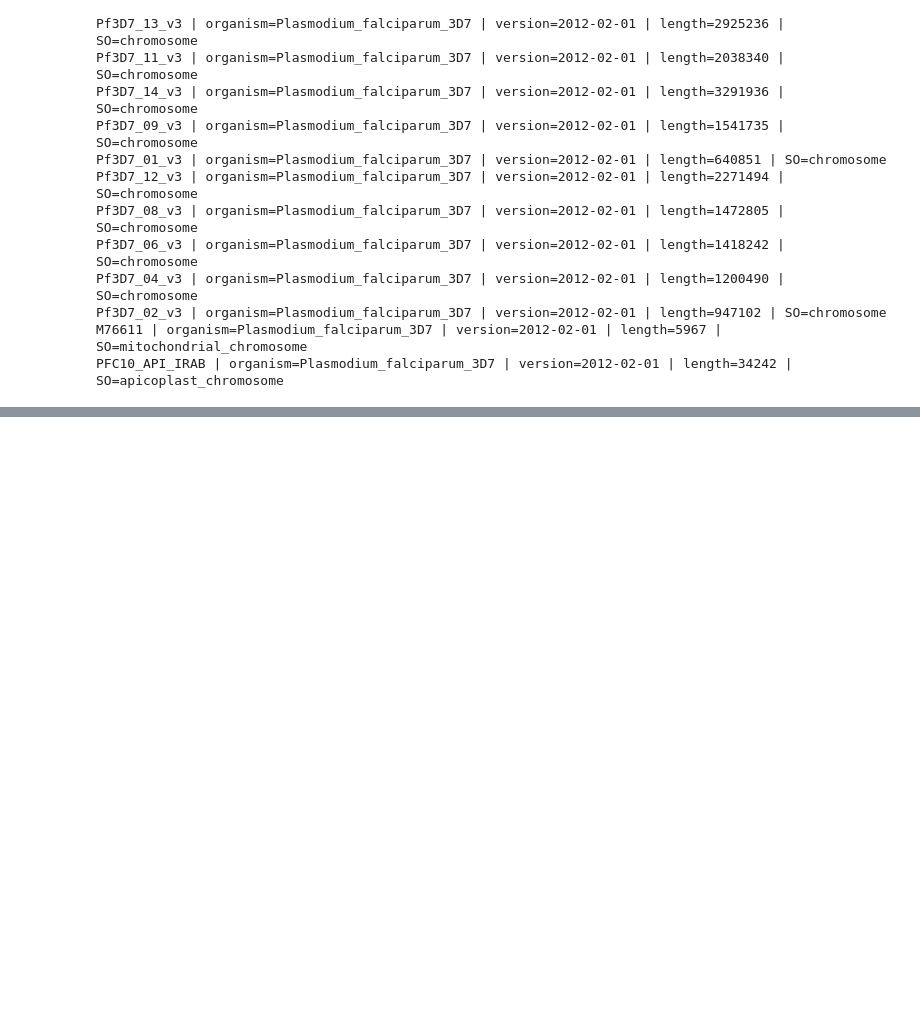
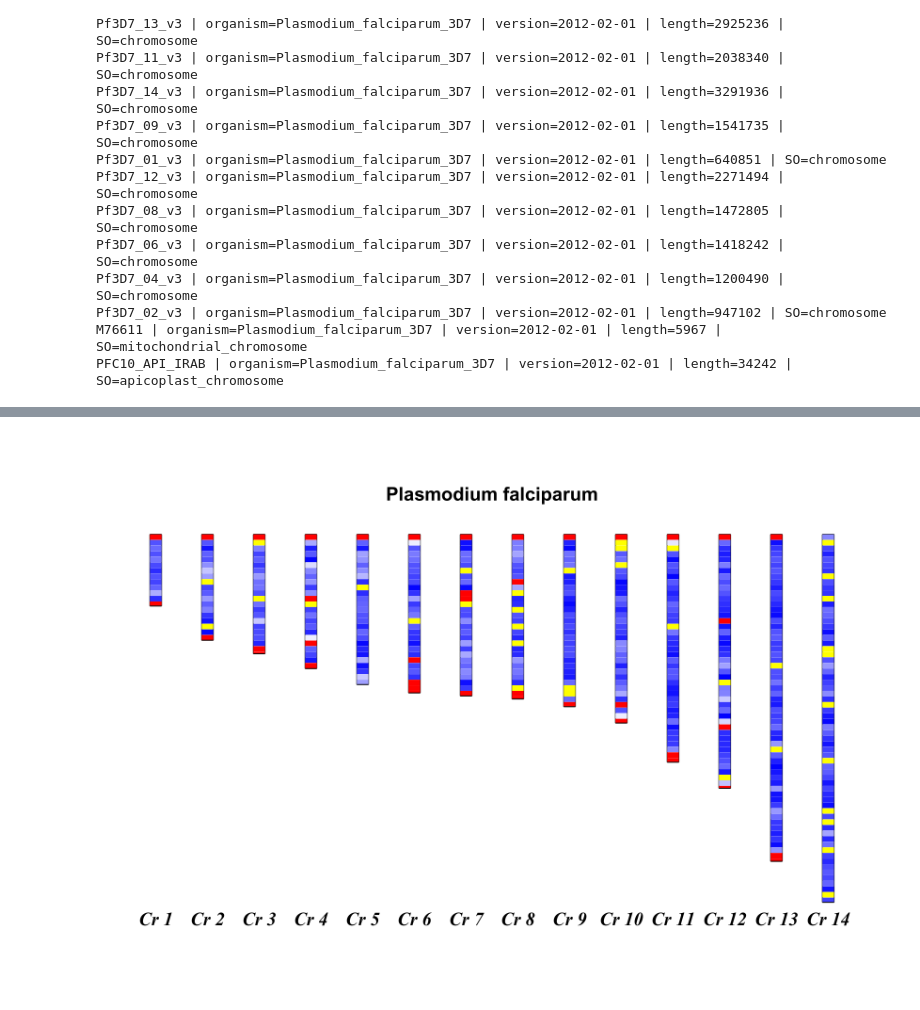
Before and after one commit to tiagoantao/bioinf-python, a Jupyter notebook: notebooks/02_Genomes/Reference_Genome.ipynb, the cells around one changed output, grey strips where cells are left out. Saved outputs shown, nothing was run; the diff lists cells and outputs as text; code cells hidden in the pictures; blank space fills up the shorter version.

```diff
--- a/notebooks/02_Genomes/Reference_Genome.ipynb
+++ b/notebooks/02_Genomes/Reference_Genome.ipynb
@@ -40,0 +74,57 @@ PFC10_API_IRAB | organism=Plasmodium_falciparum_3D7 | version=2012-02-01 | lengt
+# %%
+from __future__ import division
+#Lets load notebook's Image
+from IPython.core.display import Image
+
+from reportlab.lib import colors
+from reportlab.lib.units import cm
+from Bio.Graphics import BasicChromosome
+
+chroms = list(chrom_sizes.keys())
+chroms.sort()
+
+biggest_chrom = max(chrom_sizes.values())
+
+my_genome = BasicChromosome.Organism(output_format="png")
+
+my_genome.page_size = (29.7*cm, 21*cm) # check
+telomere_length = 10
+
+bottom_GC = 17.5
+top_GC = 22.0
+for chrom in chroms:
+    chrom_size = chrom_sizes[chrom]
+    chrom_representation = BasicChromosome.Chromosome('Cr %d' % chrom)
+    chrom_representation.scale_num = biggest_chrom
+
+    tel = BasicChromosome.TelomereSegment()
+    tel.scale = telomere_length
+    chrom_representation.add(tel)
+
+    num_blocks = len(chrom_GC[chrom])
+    for block, gc in enumerate(chrom_GC[chrom]):
+        my_GC = chrom_GC[chrom][block]
+        body = BasicChromosome.ChromosomeSegment()
+        if my_GC > top_GC:
+            body.fill_color = colors.Color(1, 0, 0)
+        elif my_GC < bottom_GC:
+            body.fill_color = colors.Color(1, 1, 0)
+        else:
+            my_color = (my_GC - bottom_GC) / (top_GC - bottom_GC)
+            body.fill_color = colors.Color(my_color, my_color, 1)
+        if block < num_blocks - 1:
+            body.scale = block_size
+        else:
+            body.scale = chrom_size % block_size
+        chrom_representation.add(body)
+
+    tel = BasicChromosome.TelomereSegment(inverted=True)
+    tel.scale = telomere_length
+    chrom_representation.add(tel)
+
+    my_genome.add(chrom_representation)
+
+my_genome.draw("falciparum.png", "Plasmodium falciparum")
+Image("falciparum.png")
+# %% [output]
+[figure, added]
```
Also changed, not shown: parts of 1 cell of this notebook.
